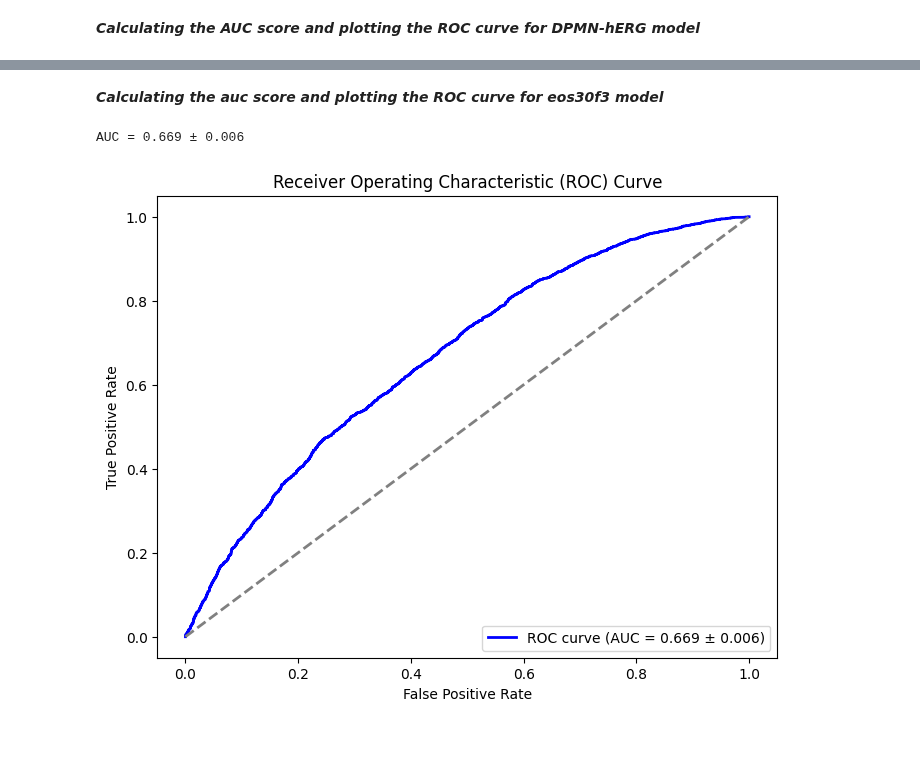
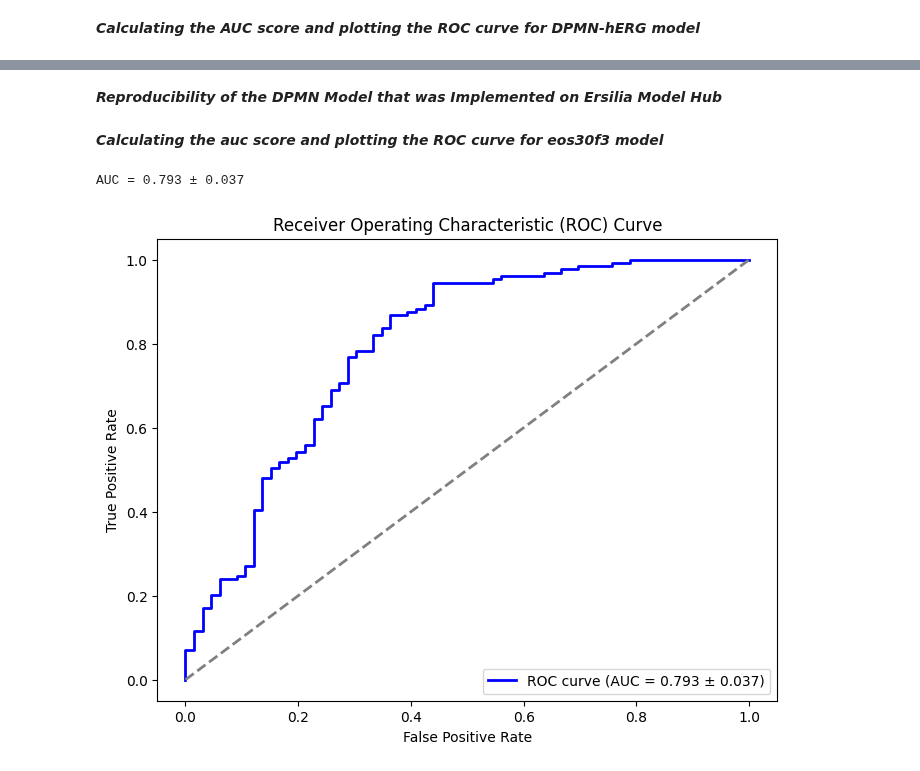
Before and after one commit to Malikbadmus/model-validation-eos30f3, a Jupyter notebook: notebooks/01_model_reproducibility.ipynb, the cells around one changed output, grey strips where cells are left out. Cells and saved outputs as stored; diff of their text form; code cells hidden in the pictures; blank space fills up the shorter version.

```diff
--- a/notebooks/01_model_reproducibility.ipynb
+++ b/notebooks/01_model_reproducibility.ipynb
@@ -6,6 +6,10 @@
 import os
 import sys
 import pandas as pd
+import numpy as np
+from sklearn.model_selection import train_test_split
+from sklearn.metrics import roc_curve, roc_auc_score
+
 # search path for modules
 sys.path.append(os.path.abspath("../src"))
 DATAPATH = "../data"
@@ -13,6 +17,8 @@ SRC= "../src"
 
 #File path
 input_file_path = os.path.join(DATAPATH, "Raw", "Cai_TableS3_fixed.csv")
+input_file_path_1 = os.path.join(DATAPATH, "Raw", "I_test.csv")
+output_file_path = os.path.join(DATAPATH, "Processed", "X_test.csv")
 
 # Reading the CSV file into a pandas DataFrame
 Original_data = pd.read_csv(input_file_path, delimiter=',')
@@ -44,3 +50,22 @@ Data columns (total 7 columns):
  6   X100    4831 non-null   float64
 dtypes: float64(5), int64(1), object(1)
 memory usage: 431.6+ KB
+# %%
+import matplotlib.pyplot as plt
+import pandas as pd
+
+
+class_counts = Original_data['X10'].value_counts()
+class_names = {0: 'hERG non blocker', 1: 'hERG blocker'}
+
+# Create a pie chart
+plt.figure(figsize=(8, 8))  # Adjust the figure size as needed
+wedges, texts, autotexts = plt.pie(class_counts, labels=class_counts.index.map(class_names), autopct='%1.1f%%', startangle=140)
+
+# Add count values next to labels
+for i, label in enumerate(texts):
+    label.set_text(f"{label.get_text()} ({class_counts[i]})")
+
+plt.title('Distribution of Classes')  # Add a title to the plot
+plt.axis('equal')  # Equal aspect ratio ensures that pie is drawn as a circle
+plt.show()
@@ -49,7 +82,9 @@ memory usage: 431.6+ KB
 # %%
 DPMN_hERG_predictions = pd.read_csv(os.path.join(DATAPATH, "Model_predictions", "chem_preds.csv"))
 
-eos30f3_hERG_predictions = pd.read_csv(os.path.join(DATAPATH, "Model_predictions", "eos30f3_predictions.csv"))
+eos30f3_hERG_predictions = pd.read_csv(os.path.join(DATAPATH, "Model_predictions", "eos30f3_output.csv"))
+
+test_data = pd.read_csv(input_file_path_1, delimiter=',')
 # %%
 DPMN_hERG_predictions.head()
 # %% [output]
@@ -109,34 +137,36 @@ AUC = 0.951 ± 0.002
+# %% [markdown]
+***Reproducibility of the DPMN Model that was Implemented on Ersilia Model Hub***
 # %% [markdown]
 ***Calculating the auc score and plotting the ROC curve for eos30f3 model***
 # %%
 from sklearn.metrics import roc_curve, roc_auc_score
 import numpy as np
 
 # Calculate ROC curve and AUC
-fpr, tpr, thresholds = roc_curve(Original_data['X10'], eos30f3_hERG_predictions['activity'])
-auc = roc_auc_score(Original_data['X10'], eos30f3_hERG_predictions['activity'])
+fpr, tpr, thresholds = roc_curve(test_data['class'], eos30f3_hERG_predictions['activity'])
+auc = roc_auc_score(test_data['class'], eos30f3_hERG_predictions['activity'])
 
 # Calculate bootstrapped AUC values
 n_bootstraps = 1000
 auc_values = np.zeros(n_bootstraps)
 for i in range(n_bootstraps):
-    indices = np.random.choice(len(Original_data['X10']), len(Original_data['X10']), replace=True)
-    auc_values[i] = roc_auc_score(Original_data['X10'].iloc[indices], eos30f3_hERG_predictions['activity'].iloc[indices])
+    indices = np.random.choice(len(test_data['class']), len(test_data['class']), replace=True)
+    auc_values[i] = roc_auc_score(test_data['class'].iloc[indices], eos30f3_hERG_predictions['activity'].iloc[indices])
 
 # Compute standard error
 auc_std_error = np.std(auc_values)
 
 # Print AUC with ± standard error
 print(f"AUC = {auc:.3f} ± {auc_std_error:.3f}")
 
 plt.figure(figsize=(8, 6))
 plt.plot(fpr, tpr, color='blue', lw=2, label=f'ROC curve (AUC = {auc:.3f} ± {auc_std_error:.3f})')
 plt.plot([0, 1], [0, 1], color='gray', linestyle='--', lw=2)
 plt.xlabel('False Positive Rate')
 plt.ylabel('True Positive Rate')
 plt.title('Receiver Operating Characteristic (ROC) Curve')
 plt.legend(loc='lower right')
 plt.show()
 # %% [output]
-AUC = 0.669 ± 0.006
+AUC = 0.793 ± 0.037
-[figure, old version]
+[figure, new version]
```
Also changed, not shown: parts of 7 cells of this notebook, 7 other files.
